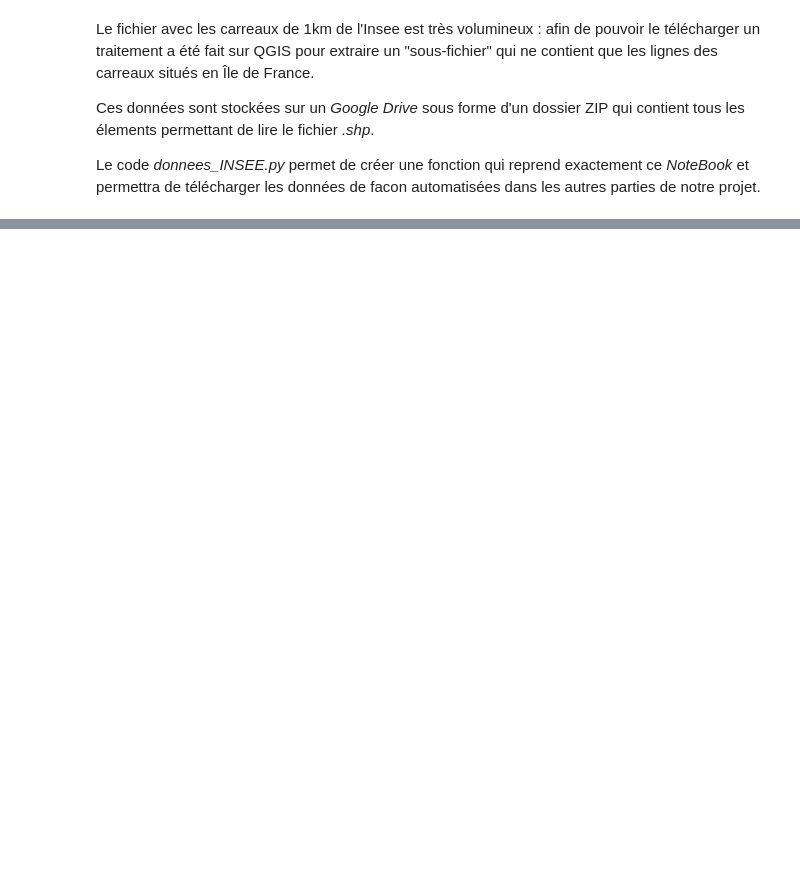
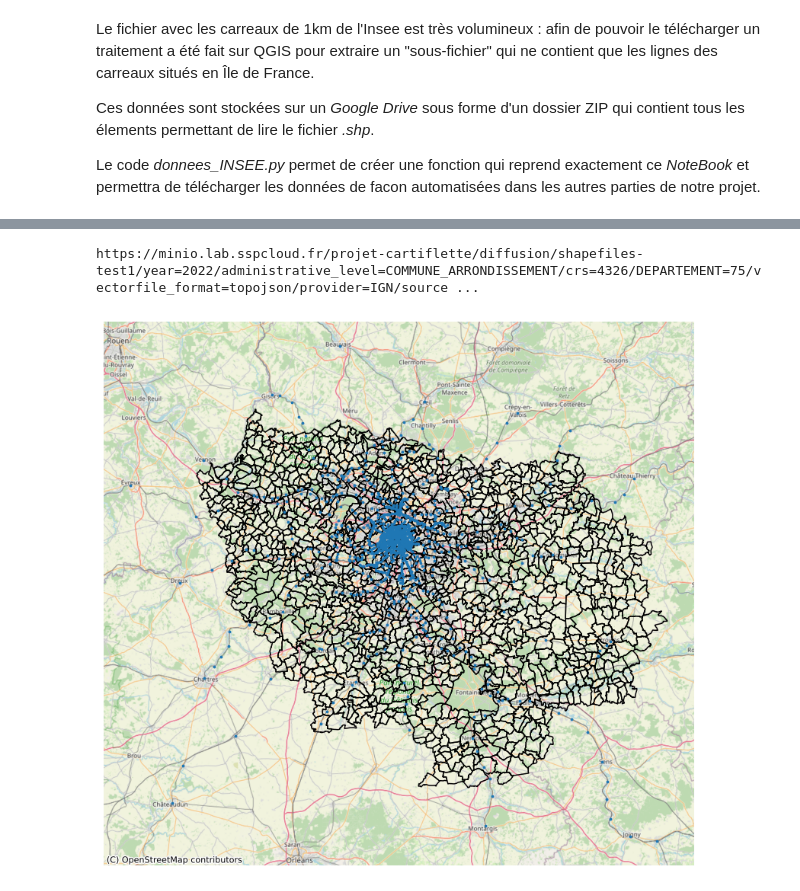
Before and after one commit to jlechat/Frequentation-des-stations-de-TC-en-Ile-de-France, a Jupyter notebook: 1- Importation des données/importation_carreaux_INSEE.ipynb, the cells around one changed output, grey strips where cells are left out. Cells and saved outputs as stored; diff of their text form; code cells hidden in the pictures; blank space fills up the shorter version.

```diff
--- a/1- Importation des données/importation_carreaux_INSEE.ipynb
+++ b/1- Importation des données/importation_carreaux_INSEE.ipynb
@@ -48,0 +110,11 @@ data.plot()
+# %%
+import cartiflette.s3 as s3
+
+shp_communes = s3.download_vectorfile_url_all(
+    crs = 4326,
+    values = ["75", "92", "93", "94", "77", "78", "91", "95"],
+    borders="COMMUNE",
+    vectorfile_format="topojson",
+    filter_by="DEPARTEMENT",
+    source="EXPRESS-COG-CARTO-TERRITOIRE",
+    year=2022)
@@ -48,0 +130,27 @@ data.plot()
+# %%
+arrondissements = s3.download_vectorfile_url_all(
+    crs = 4326,
+    values = ["75"],
+    borders="COMMUNE_ARRONDISSEMENT",
+    vectorfile_format="topojson",
+    filter_by="DEPARTEMENT",
+    source="EXPRESS-COG-CARTO-TERRITOIRE",
+    year=2022)
+# %% [output]
+https://minio.lab.sspcloud.fr/projet-cartiflette/diffusion/shapefiles-test1/year=2022/administrative_level=COMMUNE_ARRONDISSEMENT/crs=4326/DEPARTEMENT=75/vectorfile_format=topojson/provider=IGN/source ...
+# %%
+shp_communes = pd.concat(
+  [
+    shp_communes.loc[shp_communes['INSEE_DEP'] != "75"].to_crs(2154),
+    arrondissements.to_crs(2154)
+  ])
+# %%
+fig,ax = plt.subplots(figsize=(10, 10))
+#data.to_crs(3857).plot(ax = ax, color = 'red', alpha = 0.4, zorder=2)
+shp_communes.to_crs(3857).plot(ax = ax, zorder=1, edgecolor = "black", facecolor="none",
+                                                           color = None)
+stations.to_crs(3857).plot(ax = ax, markersize=3)
+ctx.add_basemap(ax, source = ctx.providers.OpenStreetMap.Mapnik)
+ax.set_axis_off()
+# %% [output]
+[figure, added]
```
Also changed, not shown: parts of 23 cells of this notebook.
